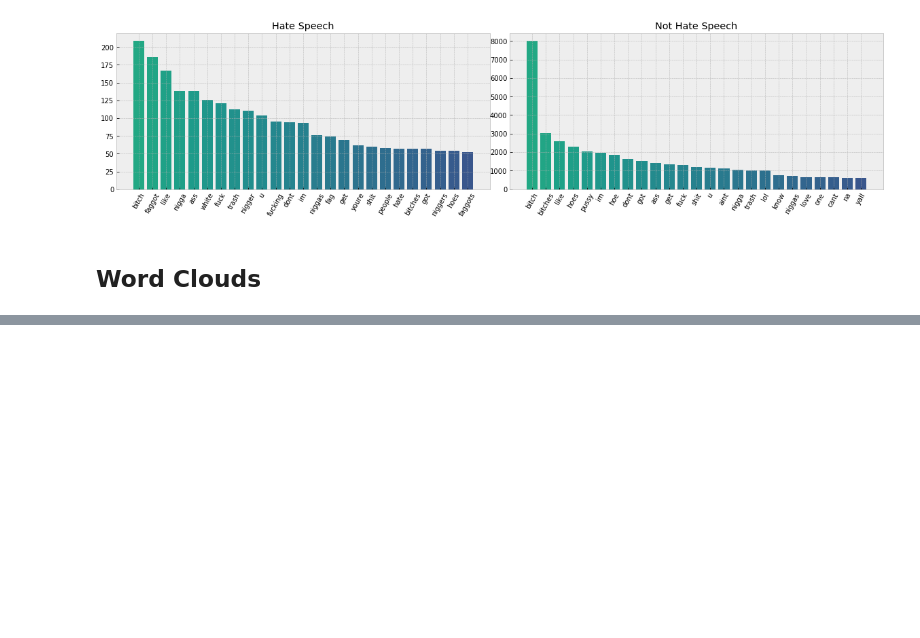
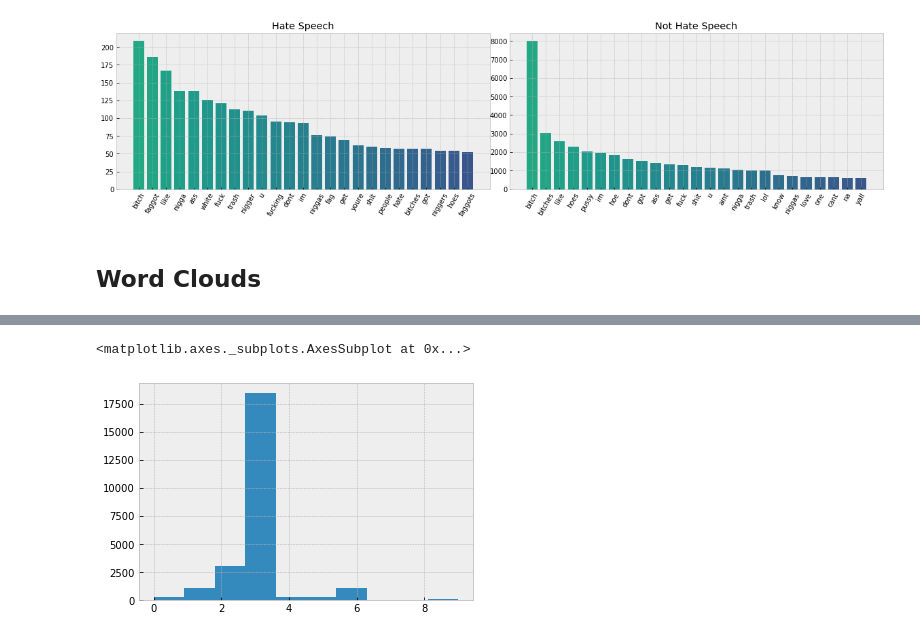
Before and after one commit to sidneykung/twitter_hate_speech_detection, a Jupyter notebook: preprocessing/eda_notebook.ipynb, the cells around one changed output, grey strips where cells are left out. Cells and saved outputs as stored; diff of their text form; code cells hidden in the pictures; blank space fills up the shorter version.

```diff
--- a/preprocessing/eda_notebook.ipynb
+++ b/preprocessing/eda_notebook.ipynb
@@ -250,0 +270,6 @@ plt.show()
+# %%
+# distribution of vote counts for other_votes
+clean_df.other_votes.hist()
+# %% [output]
+<matplotlib.axes._subplots.AxesSubplot at 0x...>
+[figure, added]
```
Also changed, not shown: parts of 11 cells of this notebook.
